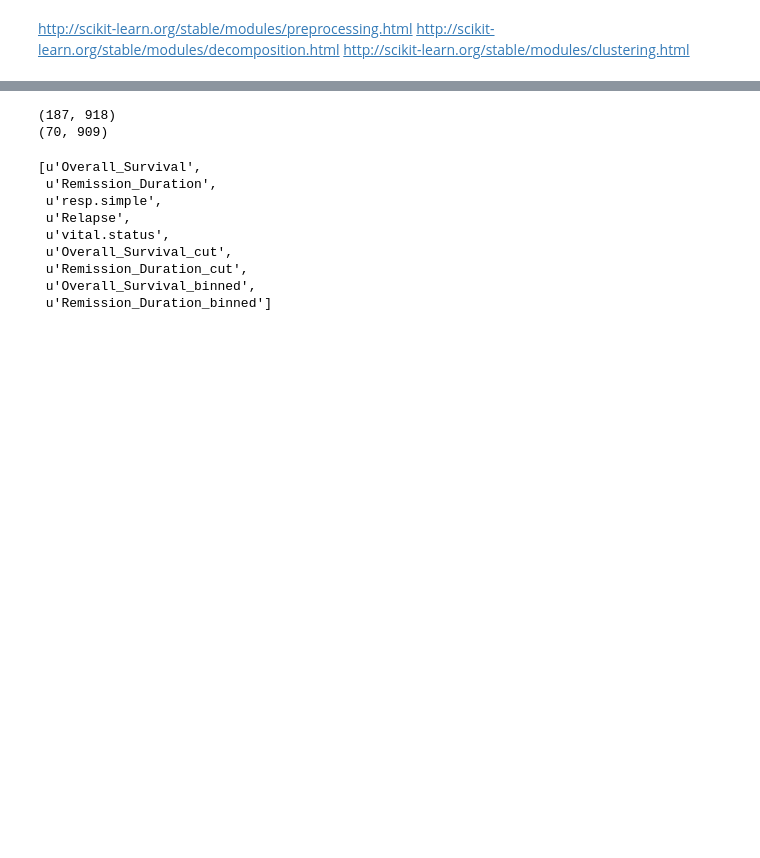
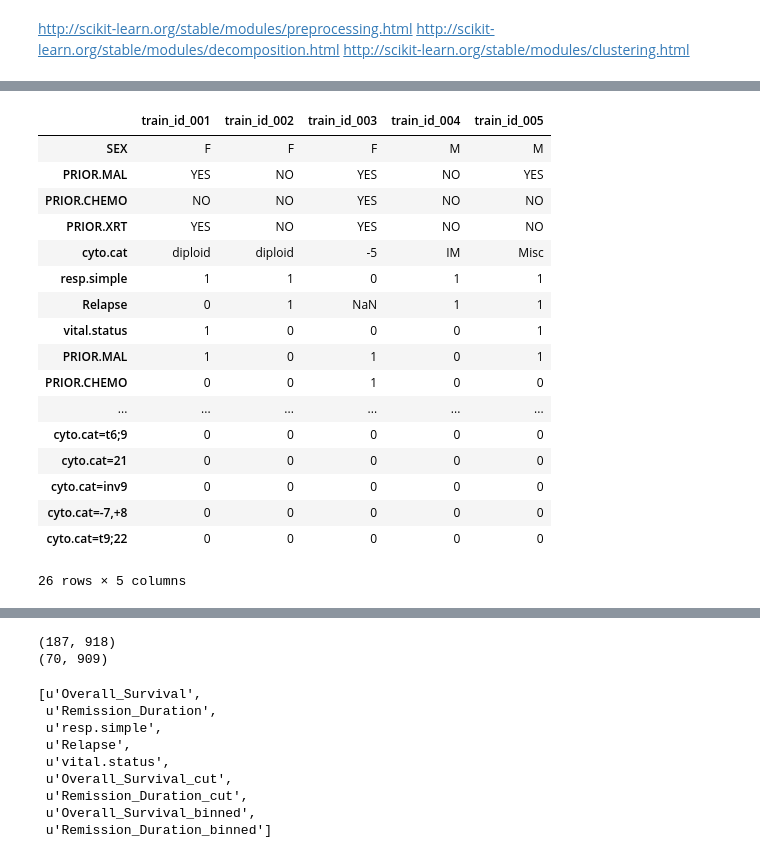
Before and after one commit to cabb99/IntroCompBio, a Jupyter notebook: PreProcessing.ipynb, the cells around one changed output, grey strips where cells are left out. Drawn from its saved outputs; the diff is of its cells as text; code cells hidden in the pictures; blank space fills up the shorter version.

```diff
--- a/PreProcessing.ipynb
+++ b/PreProcessing.ipynb
@@ -4,0 +56,60 @@ http://scikit-learn.org/stable/modules/clustering.html
+# %%
+def alias(Table,aliases):
+    Aliased=[]
+    for key in Alias_Dict:
+        if key in Table.keys():
+            Series=Table[key]
+            new_Series=pandas.Series()
+            new_Series.name=Series.name
+            for key2,data in zip(Series.keys(),Series):
+                new_Series[key2]=0.0
+                for val in aliases[key]:
+                    try:
+                        if numpy.isnan(data):
+                            new_Series[key2]=numpy.nan
+                    except:
+                        pass
+                    if data==val:
+                        new_Series[key2]=aliases[key][val]
+                        break
+            Aliased+=[new_Series]
+    return pandas.concat(Aliased,axis=1)
+
+    #Changes the values on a Series with aliases as a dict that transform the old values in the new values
+
+
+def split(Series,All_Data):
+    #For Series with multiple values, creates a table with a column for each unique value
+    #The value is True for the correct column and False for all the other columns
+    D=[]
+    for value in All_Data[Series.name].unique():
+        q=(Series==value)*1.0
+        q.name='%s=%s'%(q.name,value)
+        D+=[q]
+    return pandas.concat(D,axis=1)
+
+#Example
+Alias_Dict={'SEX':{'F':1},'PRIOR.MAL':{'YES':1},'PRIOR.CHEMO':{'YES':1},'PRIOR.XRT':{'YES':1},
+                'Infection':{'Yes':1},'ITD':{'POS':1,'ND':numpy.nan},'D835':{'POS':1,'ND':numpy.nan},
+                'Ras.Stat':{'POS':1,'NotDone':numpy.nan},'resp.simple':{'CR':1},'Relapse':{'Yes':1},
+                'vital.status':{'A':1}}
+pandas.concat([Trial_data[Categorical[:4]+['cyto.cat']],alias(Trial_data,Alias_Dict),split(Trial_data['cyto.cat'],Dream9)],axis=1).T
+# %% [output]
+|  | train_id_001 | train_id_002 | train_id_003 | train_id_004 | train_id_005 |
+| SEX | F | F | F | M | M |
+| PRIOR.MAL | YES | NO | YES | NO | YES |
+| PRIOR.CHEMO | NO | NO | YES | NO | NO |
+| PRIOR.XRT | YES | NO | YES | NO | NO |
+| cyto.cat | diploid | diploid | -5 | IM | Misc |
+| resp.simple | 1 | 1 | 0 | 1 | 1 |
+| Relapse | 0 | 1 | NaN | 1 | 1 |
+| vital.status | 1 | 0 | 0 | 0 | 1 |
+| PRIOR.MAL | 1 | 0 | 1 | 0 | 1 |
+| PRIOR.CHEMO | 0 | 0 | 1 | 0 | 0 |
+| ... | ... | ... | ... | ... | ... |
+| cyto.cat=t6;9 | 0 | 0 | 0 | 0 | 0 |
+| cyto.cat=21 | 0 | 0 | 0 | 0 | 0 |
+| cyto.cat=inv9 | 0 | 0 | 0 | 0 | 0 |
+| cyto.cat=-7,+8 | 0 | 0 | 0 | 0 | 0 |
+| cyto.cat=t9;22 | 0 | 0 | 0 | 0 | 0 |
+26 rows × 5 columns
```
Also changed, not shown: parts of 14 cells of this notebook.
